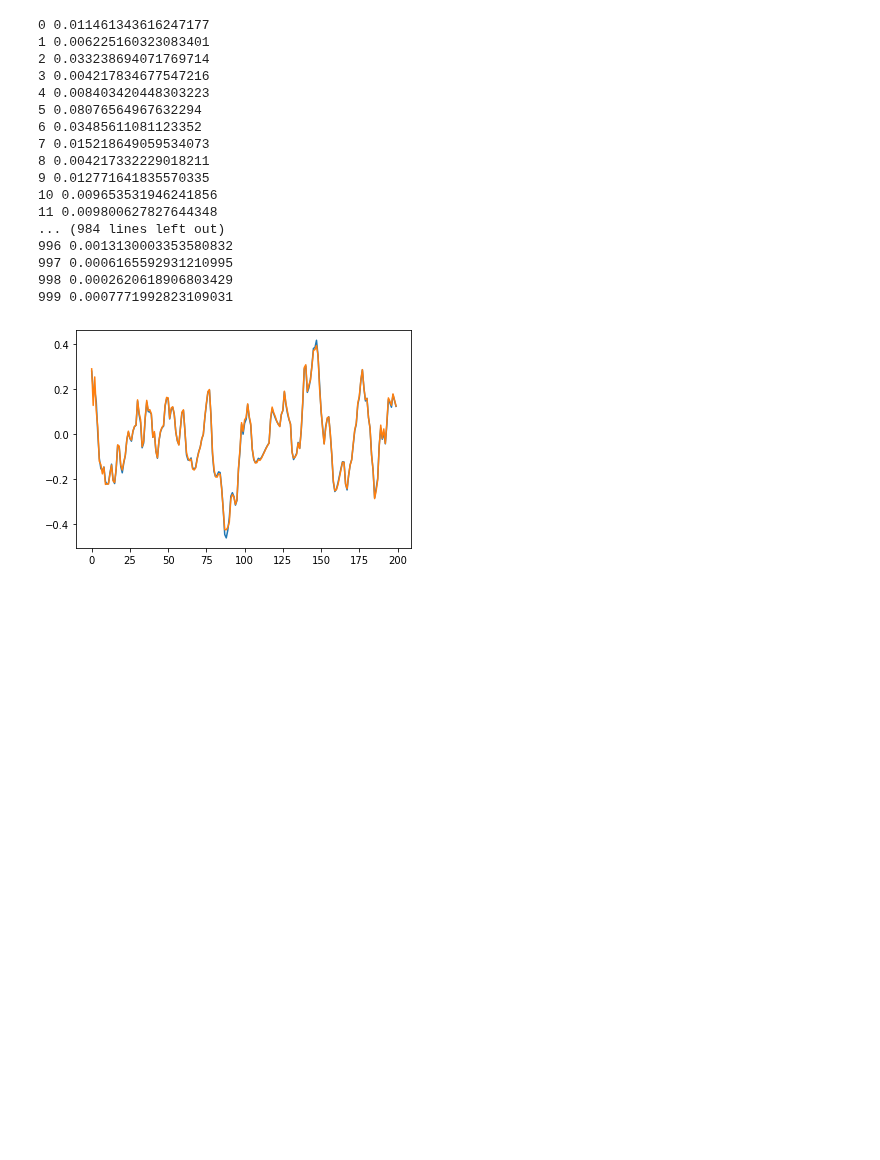
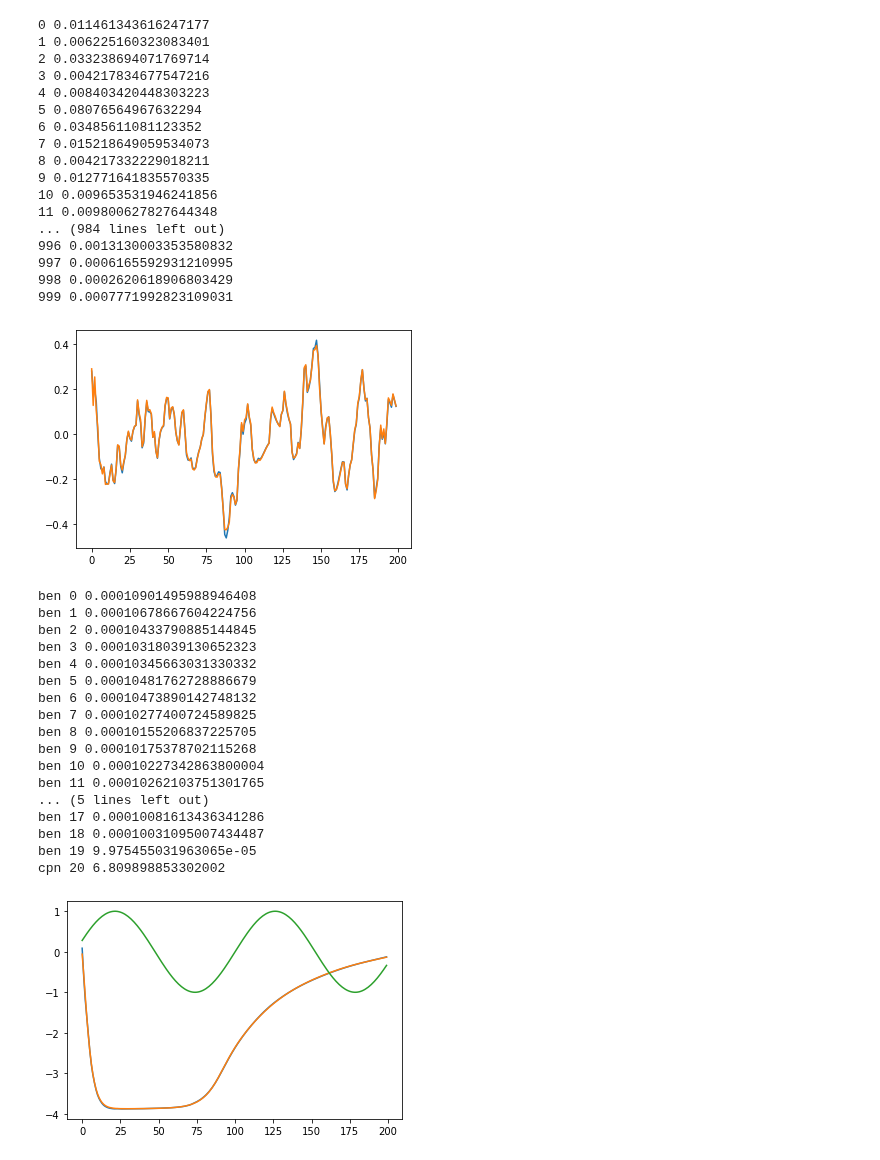
Before and after one commit to mmattb/coproc-poc, a Jupyter notebook: experiments.ipynb, the cells around one changed output. Saved outputs shown, nothing was run; the diff lists cells and outputs as text; code cells hidden in the pictures; blank space fills up the shorter version.

```diff
--- a/experiments.ipynb
+++ b/experiments.ipynb
@@ -23,14 +23,13 @@ steps = 200
 batch_size = 256
 target = torch.zeros((batch_size, steps, 2))
 for bidx in range(batch_size):
+    offset = bidx / float(batch_size)
     for i in range(-100, 100):
-        offset = bidx / float(batch_size)
         t = 6 * (i / 100.0) + offset
         # Dim 1: the target value
         target[bidx, i + 100, 0] = torch.sin(torch.tensor(t))
-        # Dim 2: a sort of label of the 'class': an indicator correlated
-        #    with the phase at t=0
-        target[bidx, i + 100, 1] = torch.tensor(offset)
+        # Dim 2: a sort of label of the current target phase
+        target[bidx, i + 100, 1] = torch.tensor(t)
 
 # A 'Thing' is the thing we are stimulating. It is basically
 # a single variable diffeq-goverened system that merely dampens
@@ -133,13 +175,13 @@ plt.show()
 
 # An observation of a 1 dimensional thing, 1 dimension of stimulation, 1 dimension 'label'
 #  1 dimension output, predicting the next state of the thing.
-ben = stim_model.StimModel(1 + 1 + 1, 1, num_neurons=7, activation_func=torch.nn.ReLU)
+#ben = stim_model.StimModel(1 + 1 + 1, 1, num_neurons=7, activation_func=torch.nn.ReLU)
 #  1 dimension of stim param, output
-cpn = cpn_model.CPNModel(1 + 1, 1, num_neurons=7, activation_func=torch.nn.Tanh)
+#cpn = cpn_model.CPNModel(1 + 1, 1, num_neurons=7, activation_func=torch.nn.Tanh)
 
 loss = torch.nn.MSELoss()
-opt_cpn = AdamW(cpn.parameters(), lr=5e-3)
-opt_ben = AdamW(ben.parameters(), lr=5e-3)
+#opt_cpn = AdamW(cpn.parameters(), lr=5e-3)
+#opt_ben = AdamW(ben.parameters(), lr=5e-3)
 rli = 1
 opt_str = "ben"
 
@@ -181,11 +223,32 @@ for eidx in range(20000):
 
     all_obs = torch.zeros(256, steps)
     prev_stim = None
+    stims = []
 
     for tidx in range(steps):
         ind = target[:, tidx, 1].reshape(256,1)
         cpn_in = torch.cat((new_obs, ind), axis=1)
         new_stim = cpn(cpn_in)
+
+        if opt_str == "cpn":
+            new_stim.retain_grad()
+            stims.append(new_stim)
+
+        #s.add(new_stim)
+        #n = s.get_next()
+
+        #obs = []
+        #for bidx in range(256):
+        #    thing[bidx].step(n[bidx, 0].item())
+        #    obs.append(thing[bidx].observe())
+
+        #new_obs = torch.tensor(obs, requires_grad=False).reshape(256,1)
+        #all_obs[:, tidx:tidx+1] = new_obs
+
+        ben_in = torch.cat((new_obs, new_stim, ind), axis=1)
+        cur_pred = ben(ben_in)
+        pred[:, tidx] = cur_pred.squeeze()
+
 
         s.add(new_stim)
         n = s.get_next()
@@ -195,33 +258,50 @@ for eidx in range(20000):
             thing[bidx].step(n[bidx, 0].item())
             obs.append(thing[bidx].observe())
 
         new_obs = torch.tensor(obs, requires_grad=False).reshape(256,1)
         all_obs[:, tidx:tidx+1] = new_obs
 
-        ben_in = torch.cat((new_obs, new_stim, ind), axis=1)
-        cur_pred = ben(ben_in)
-        pred[:, tidx] = cur_pred.squeeze()
 
         prev_stim = new_stim
 
     if opt_str == "ben":
         rl = loss(pred, all_obs)
     else:
         rl = loss(pred, target[:, :, 0])
 
     rli = rl.item()
     rl.backward()
 
     if opt_str == "ben":
         print(opt_str, eidx, rl.item())
         ben_losses.append(rli)
         opt_ben.step()
     else:
         print(opt_str, eidx, rl.item())
         cpn_losses.append(rli)
+        break
         opt_cpn.step()
 
 plt.plot(pred[0,:].detach().numpy())
 plt.plot(all_obs[0,:].detach().numpy())
 plt.plot(target[0, :, 0].detach().numpy())
 plt.show()
+# %% [output]
+ben 0 0.00010901495988946408
+ben 1 0.00010678667604224756
+ben 2 0.00010433790885144845
+ben 3 0.00010318039130652323
+ben 4 0.00010345663031330332
+ben 5 0.00010481762728886679
+ben 6 0.00010473890142748132
+ben 7 0.00010277400724589825
+ben 8 0.00010155206837225705
+ben 9 0.00010175378702115268
+ben 10 0.00010227342863800004
+ben 11 0.00010262103751301765
+... (5 lines left out)
+ben 17 0.00010081613436341286
+ben 18 0.00010031095007434487
+ben 19 9.975455031963065e-05
+cpn 20 6.809898853302002
+[figure, added]
```
Also changed, not shown: parts of 12 cells of this notebook.
